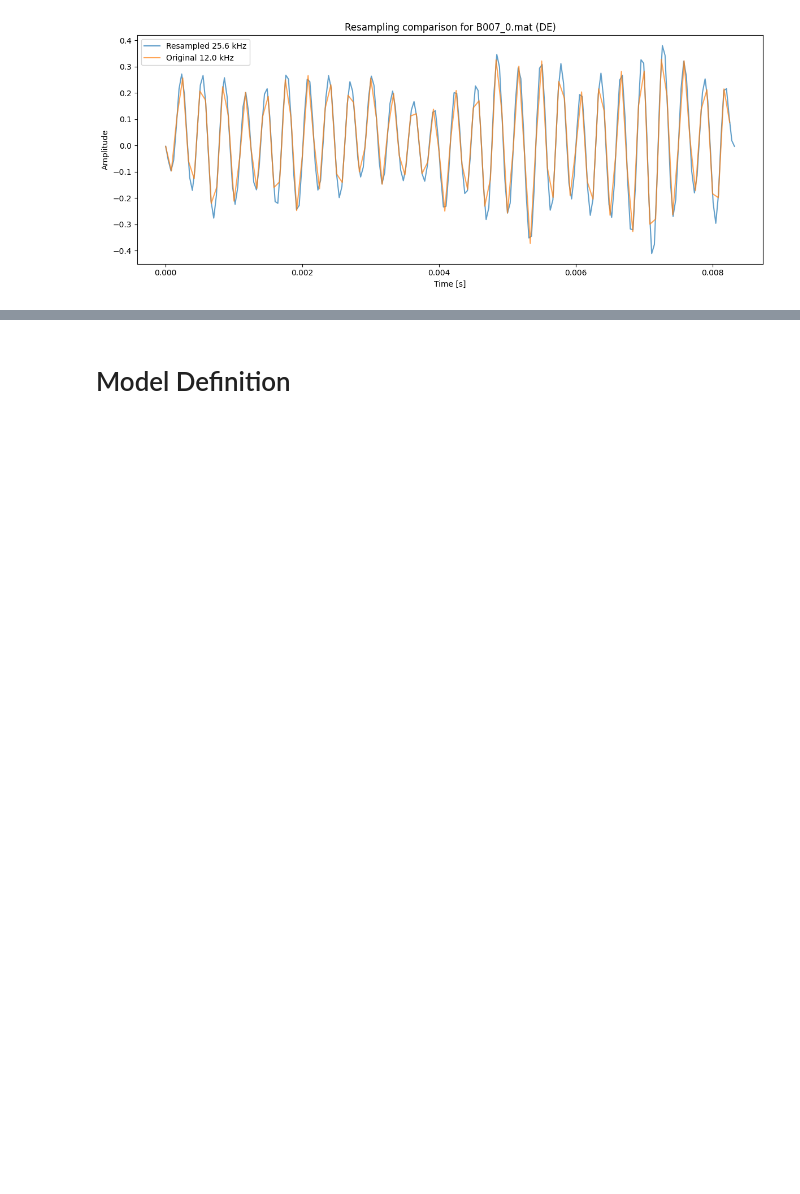
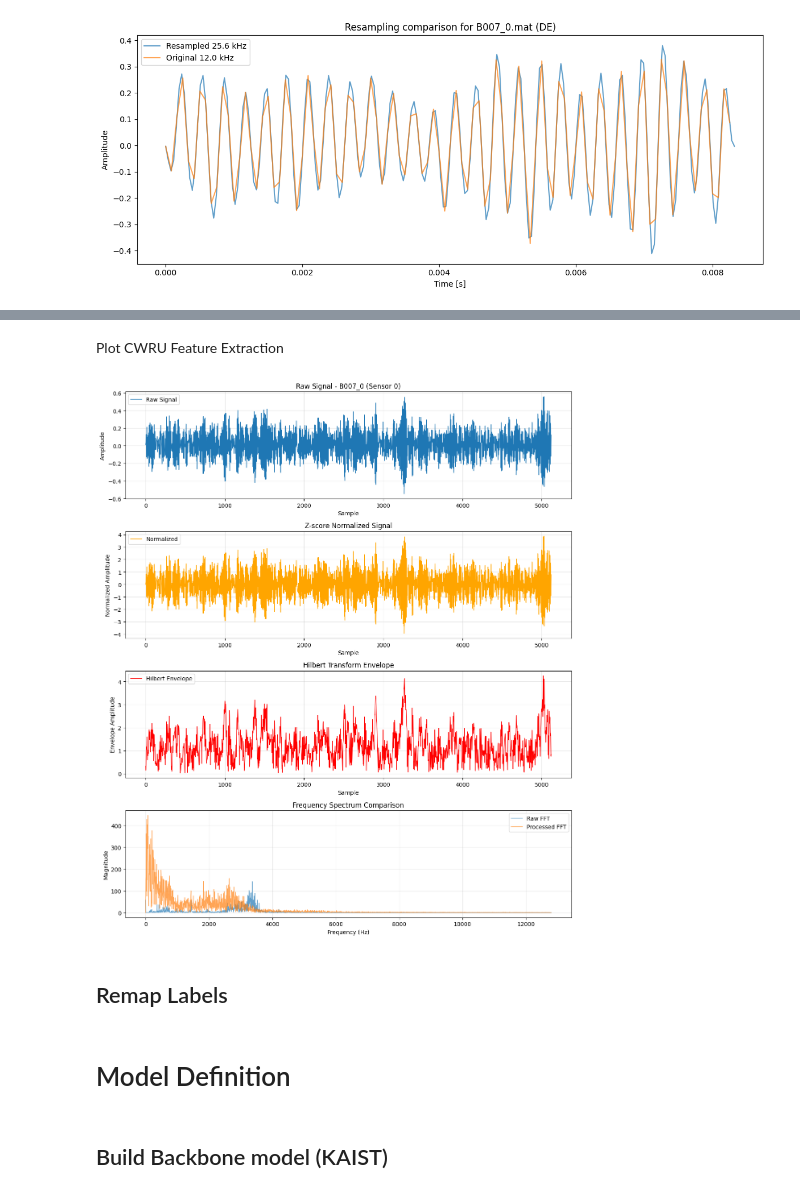
Before and after one commit to giljoa/flex-uns-fw, a Jupyter notebook: ml/model-nb/CNN_Generalizability.ipynb, the cells around one changed output, grey strips where cells are left out. Saved outputs shown, nothing was run; the diff lists cells and outputs as text; code cells hidden in the pictures; blank space fills up the shorter version.

```diff
--- a/ml/model-nb/CNN_Generalizability.ipynb
+++ b/ml/model-nb/CNN_Generalizability.ipynb
@@ -352,0 +692,8 @@ compare_resampling(mat_path, channel="DE", max_len=100)
+# %% [markdown]
+Plot CWRU Feature Extraction
+# %%
+plot_signal_examples(vibration_data_cwru, class_labels_cwru, target_sampling_rate_cwru, window_size=5120)
+# %% [output]
+[figure, added]
+# %% [markdown]
+## Remap Labels
@@ -353,2 +742,4 @@ compare_resampling(mat_path, channel="DE", max_len=100)
 # %% [markdown]
 # Model Definition
+# %% [markdown]
+## Build Backbone model (KAIST)
```
Also changed, not shown: parts of 18 cells of this notebook, 15 other files.
